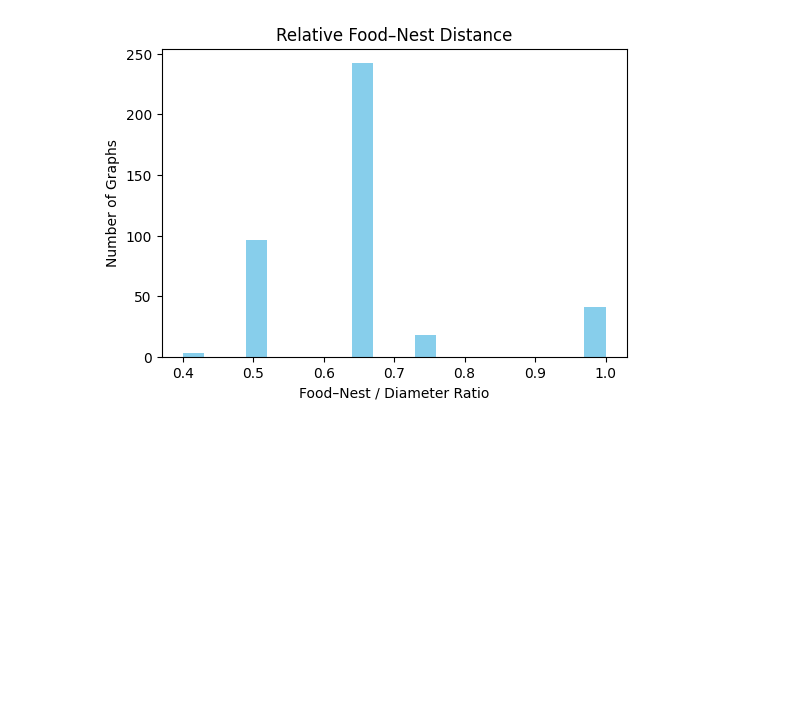
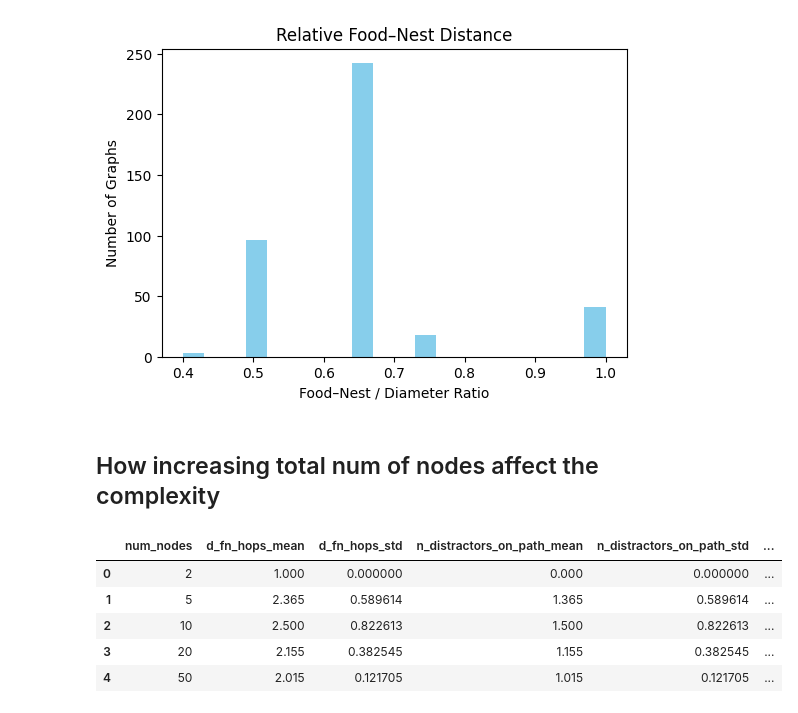
Before and after one commit to nabilasiregar/emergent-communication, a Jupyter notebook: analysis/network.ipynb, the cells around one changed output. Drawn from its saved outputs; the diff is of its cells as text; code cells hidden in the pictures; blank space fills up the shorter version.

```diff
--- a/analysis/network.ipynb
+++ b/analysis/network.ipynb
@@ -123,3 +123,5 @@ min        0.400000
 max        1.000000
 Name: d_ratio, dtype: float64
 [figure]
+# %% [markdown]
+## How increasing total num of nodes affect the complexity
@@ -125,0 +171,22 @@ Name: d_ratio, dtype: float64
+# %%
+all_dfs = []
+for path in glob.glob('../data/train_data_*.pt'):
+    dfN = analyze_file(path)
+    all_dfs.append(dfN)
+df = pd.concat(all_dfs, ignore_index=True)
+
+summary = df.groupby('num_nodes').agg({
+    'd_fn_hops':   ['mean','std'],
+    'n_distractors_on_path':['mean','std'],
+    'd_fn_distance':  ['mean','std'],
+    'ratio':      ['mean','std']
+}).reset_index()
+summary.columns = ['_'.join(col).strip('_') for col in summary.columns.values]
+summary
+# %% [output]
+|  | num_nodes | d_fn_hops_mean | d_fn_hops_std | n_distractors_on_path_mean | n_distractors_on_path_std | ... |
+| 0 | 2 | 1.000 | 0.000000 | 0.000 | 0.000000 | ... |
+| 1 | 5 | 2.365 | 0.589614 | 1.365 | 0.589614 | ... |
+| 2 | 10 | 2.500 | 0.822613 | 1.500 | 0.822613 | ... |
+| 3 | 20 | 2.155 | 0.382545 | 1.155 | 0.382545 | ... |
+| 4 | 50 | 2.015 | 0.121705 | 1.015 | 0.121705 | ... |
```
Also changed, not shown: parts of 4 cells of this notebook.
